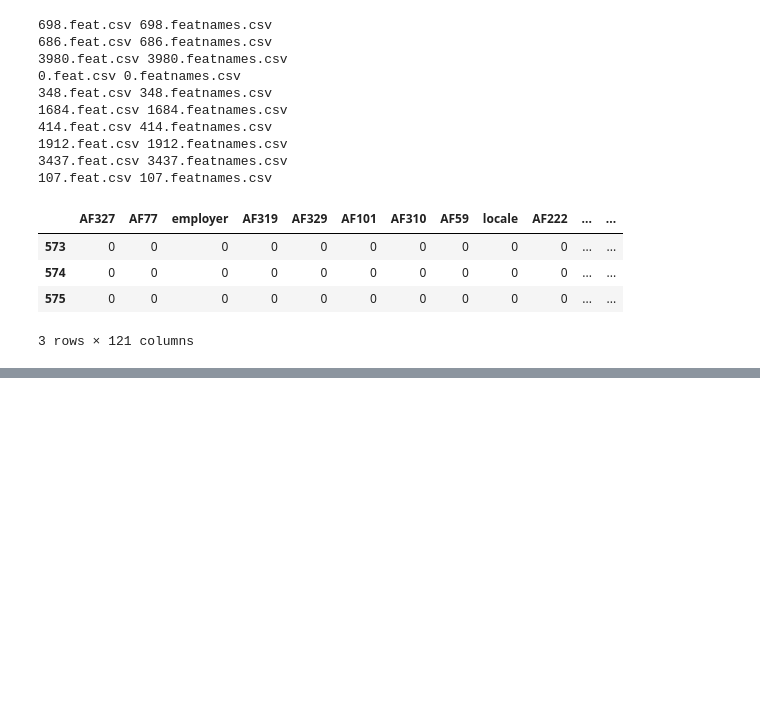
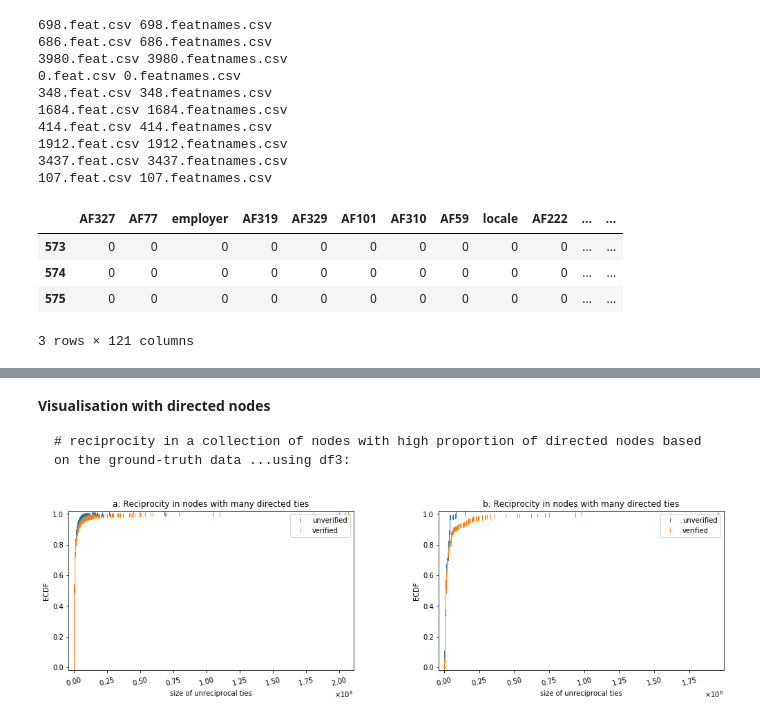
Before and after one commit to ijdutse/mct, a Jupyter notebook: MCT-datasets.ipynb, the cells around one changed output, grey strips where cells are left out. Drawn from its saved outputs; the diff is of its cells as text; code cells hidden in the pictures; blank space fills up the shorter version.

```diff
--- a/MCT-datasets.ipynb
+++ b/MCT-datasets.ipynb
@@ -491,0 +579,33 @@ df.head(3)
+# %% [markdown]
+**Visualisation with directed nodes**
+
+    # reciprocity in a collection of nodes with high proportion of directed nodes based on the ground-truth data ...using df3:
+# %%
+# reciprocity in ground-truth data:
+plt.figure(figsize=(17,2))
+plt.subplot(121)
+ecdf(du_dyads3.Directed, du_dyads3.NetDirected, ecdf_marker = '|')#, percentile=0.85)#, x_label='Network')
+ecdf(dv_dyads3.Directed, dv_dyads3.NetDirected, ecdf_marker='|')
+plt.ticklabel_format(style='sci',axis='x',scilimits=(0,0),useMathText=True)
+
+plt.xlabel('size of unreciprocal ties')
+plt.legend(['unverified','verified'],loc='best')
+plt.tick_params(axis='x', rotation=15)
+plt.margins(0.02)
+plt.title('a: Reciprocity in nodes with many directed ties')
+############ Subplot 6: CDF of transitive ties ...
+plt.subplot(122)
+ecdf(du_transitive3.Directed, du_transitive3.NetDirected, ecdf_marker = '|')
+ecdf(dv_transitive3.Directed, dv_transitive3.NetDirected, ecdf_marker='|')
+plt.ticklabel_format(style='sci',axis='x',scilimits=(0,0),useMathText=True)
+
+plt.xlabel('size of unreciprocal ties')
+plt.legend(['unverified','verified'],loc='best')
+plt.tick_params(axis='x', rotation=15)
+plt.margins(0.02)
+plt.title('b: Reciprocity in nodes with many directed ties')
+
+plt.subplots_adjust(top=1.7, bottom=0.10, left=0.125, right=0.9, hspace=0.3, wspace=0.3)
+plt.show()
+# %% [output]
+[figure, added]
```
Also changed, not shown: parts of 60 cells of this notebook.
